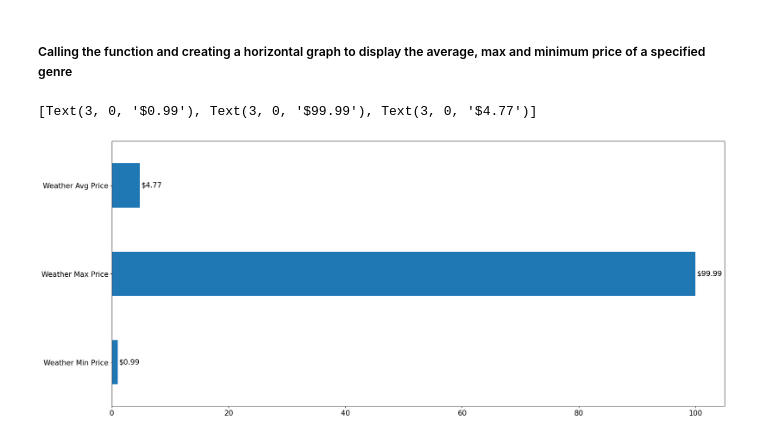
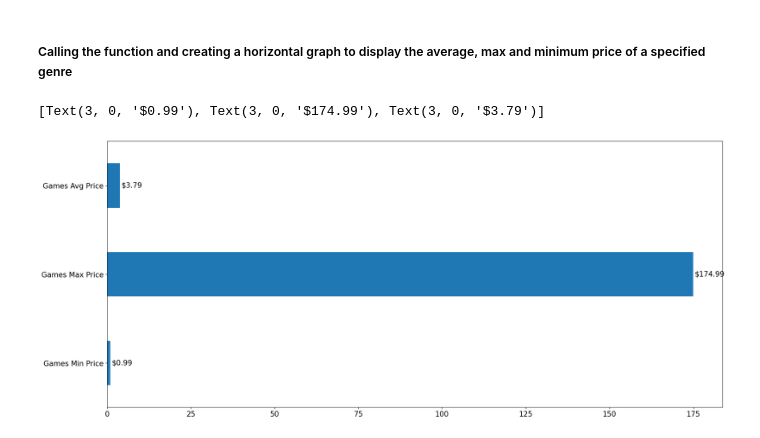
Before and after one commit to DylanMH/AppleAppDataAnalysis, a Jupyter notebook: pythoncode.ipynb, the cells around one changed output. Saved outputs shown, nothing was run; the diff lists cells and outputs as text; code cells hidden in the pictures.

```diff
--- a/pythoncode.ipynb
+++ b/pythoncode.ipynb
@@ -199,18 +199,20 @@ def genre_pricing(genre):
 ##### Calling the function and creating a horizontal graph to display the average, max and minimum price of a specified genre
 # %%
 # Calling my function
-genre_pricing('Weather')
+genre_pricing('Games')
 # Creating a dictionary to hold the data found in the function
 genre_pricing_dict = {'Genre': [inp1 + ' Min Price', inp1 + ' Max Price', inp1 + ' Avg Price'],
                         'Pricing Values':[genre_min_price, genre_max_price, genre_avg]}
 
 # Putting the dictionary into a datafram
 pricing_df = pd.DataFrame(genre_pricing_dict)
+matplotlib.style.use('default')
+matplotlib.rcParams['font.size'] = 15
 
 # Creating a graph from the dataframe
 pricing_graph = pricing_df.plot.barh(x = 'Genre', y = 'Pricing Values', figsize = (23, 10), legend = False)
 pricing_graph.yaxis.set_label_text("") # Remove the y label(genre) from the graph
 pricing_graph.bar_label(pricing_graph.containers[0], fmt = '$%.2f', color = 'black', padding = 3) # Display the values next to the bars and formatting them to dislay $
 # %% [output]
-[Text(3, 0, '$0.99'), Text(3, 0, '$99.99'), Text(3, 0, '$4.77')]
+[Text(3, 0, '$0.99'), Text(3, 0, '$174.99'), Text(3, 0, '$3.79')]
-[figure, old version]
+[figure, new version]
```
Also changed, not shown: parts of 2 cells of this notebook.
